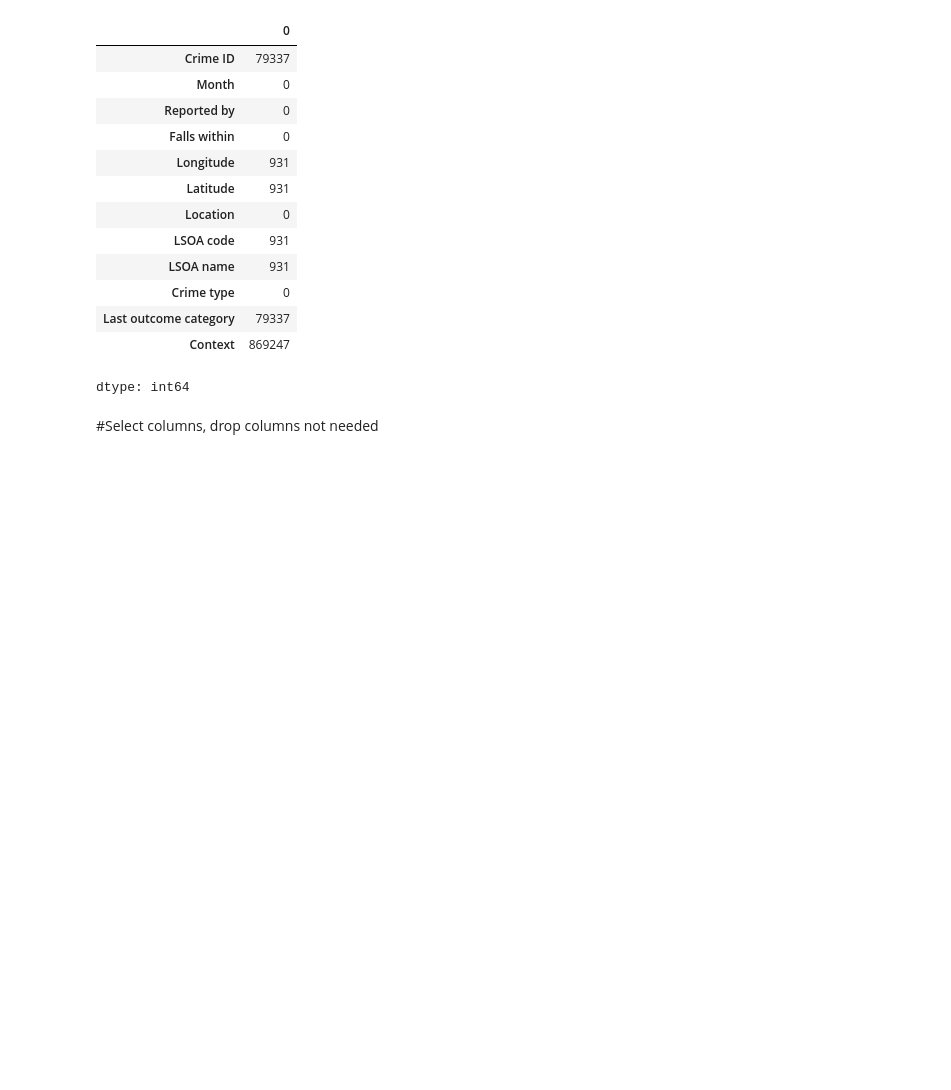
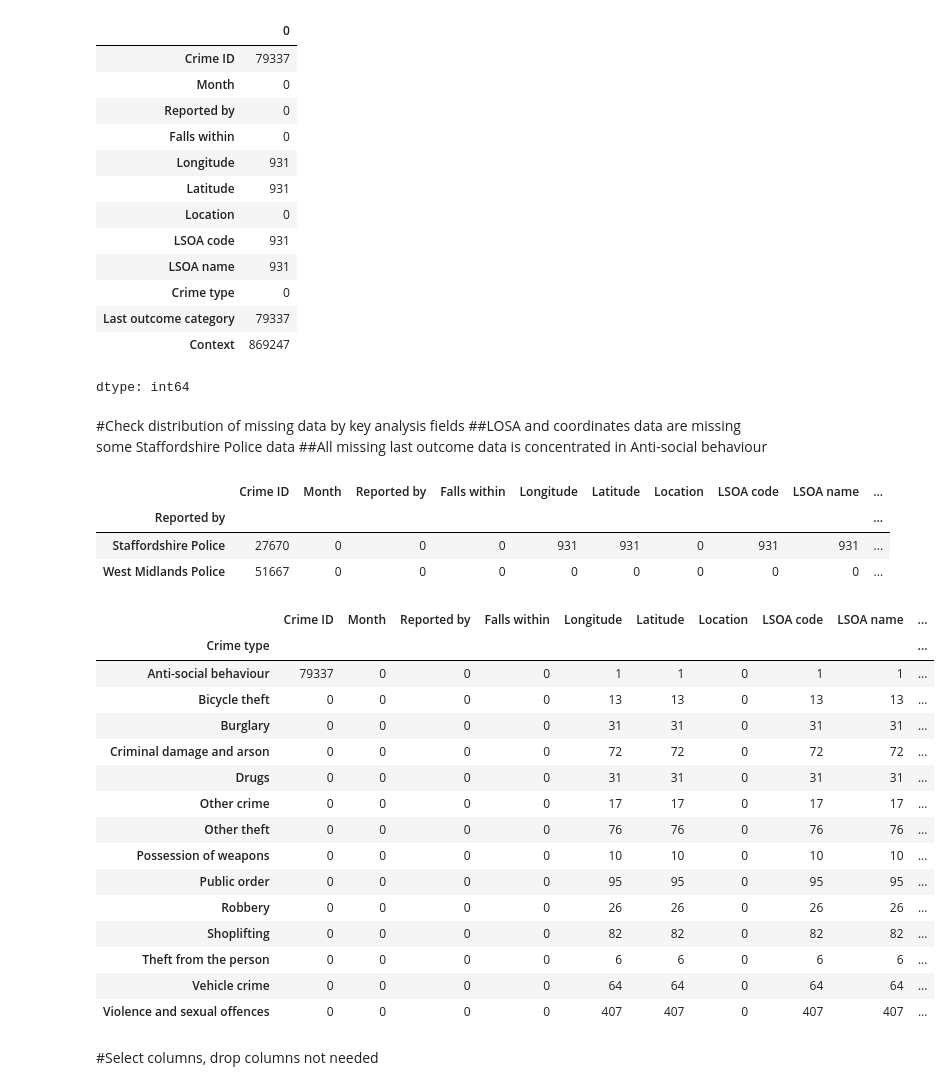
Before and after one commit to zhangwiki86-soton/L7---Data-Analysis-and-Visualisation, a Jupyter notebook: DRAFT Test Glob Final.ipynb, the cells around one changed output. Drawn from its saved outputs; the diff is of its cells as text; code cells hidden in the pictures; blank space fills up the shorter version.

```diff
--- a/DRAFT Test Glob Final.ipynb
+++ b/DRAFT Test Glob Final.ipynb
@@ -179,6 +196,38 @@ CrimeData.isnull().sum()
 | Last outcome category | 79337 |
 | Context | 869247 |
 dtype: int64
+# %% [markdown]
+#Check distribution of missing data by key analysis fields
+##LOSA and coordinates data are missing some Staffordshire Police data
+##All missing last outcome data is concentrated in Anti-social behaviour
+# %%
+missing_by_reported_by = CrimeData.groupby('Reported by').apply(lambda x: x.isnull().sum())
+display(missing_by_reported_by)
+# %% [output]
+|  | Crime ID | Month | Reported by | Falls within | Longitude | Latitude | Location | LSOA code | LSOA name | ... |
+| Reported by |  |  |  |  |  |  |  |  |  | ... |
+| Staffordshire Police | 27670 | 0 | 0 | 0 | 931 | 931 | 0 | 931 | 931 | ... |
+| West Midlands Police | 51667 | 0 | 0 | 0 | 0 | 0 | 0 | 0 | 0 | ... |
+# %%
+missing_by_CT= CrimeData.groupby('Crime type').apply(lambda x: x.isnull().sum())
+display(missing_by_CT)
+# %% [output]
+|  | Crime ID | Month | Reported by | Falls within | Longitude | Latitude | Location | LSOA code | LSOA name | ... |
+| Crime type |  |  |  |  |  |  |  |  |  | ... |
+| Anti-social behaviour | 79337 | 0 | 0 | 0 | 1 | 1 | 0 | 1 | 1 | ... |
+| Bicycle theft | 0 | 0 | 0 | 0 | 13 | 13 | 0 | 13 | 13 | ... |
+| Burglary | 0 | 0 | 0 | 0 | 31 | 31 | 0 | 31 | 31 | ... |
+| Criminal damage and arson | 0 | 0 | 0 | 0 | 72 | 72 | 0 | 72 | 72 | ... |
+| Drugs | 0 | 0 | 0 | 0 | 31 | 31 | 0 | 31 | 31 | ... |
+| Other crime | 0 | 0 | 0 | 0 | 17 | 17 | 0 | 17 | 17 | ... |
+| Other theft | 0 | 0 | 0 | 0 | 76 | 76 | 0 | 76 | 76 | ... |
+| Possession of weapons | 0 | 0 | 0 | 0 | 10 | 10 | 0 | 10 | 10 | ... |
+| Public order | 0 | 0 | 0 | 0 | 95 | 95 | 0 | 95 | 95 | ... |
+| Robbery | 0 | 0 | 0 | 0 | 26 | 26 | 0 | 26 | 26 | ... |
+| Shoplifting | 0 | 0 | 0 | 0 | 82 | 82 | 0 | 82 | 82 | ... |
+| Theft from the person | 0 | 0 | 0 | 0 | 6 | 6 | 0 | 6 | 6 | ... |
+| Vehicle crime | 0 | 0 | 0 | 0 | 64 | 64 | 0 | 64 | 64 | ... |
+| Violence and sexual offences | 0 | 0 | 0 | 0 | 407 | 407 | 0 | 407 | 407 | ... |
 # %% [markdown]
 #Select columns, drop columns not needed
 # %%
```
Also changed, not shown: parts of 8 cells of this notebook.
